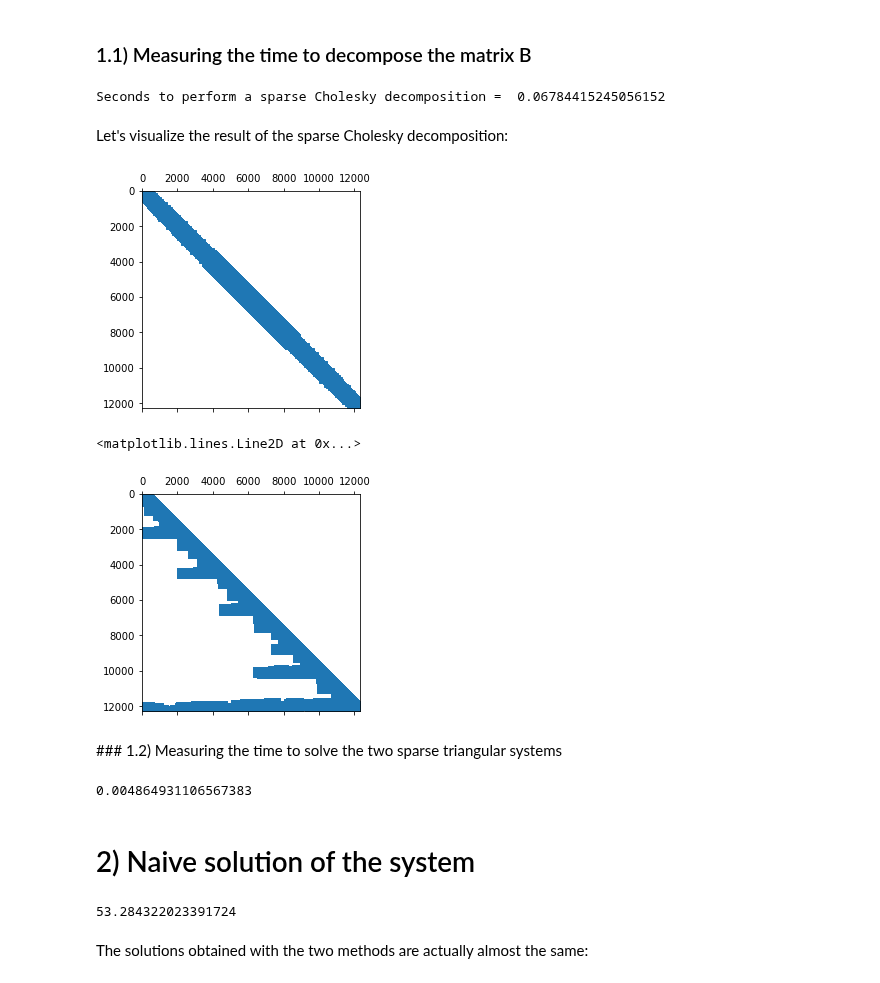
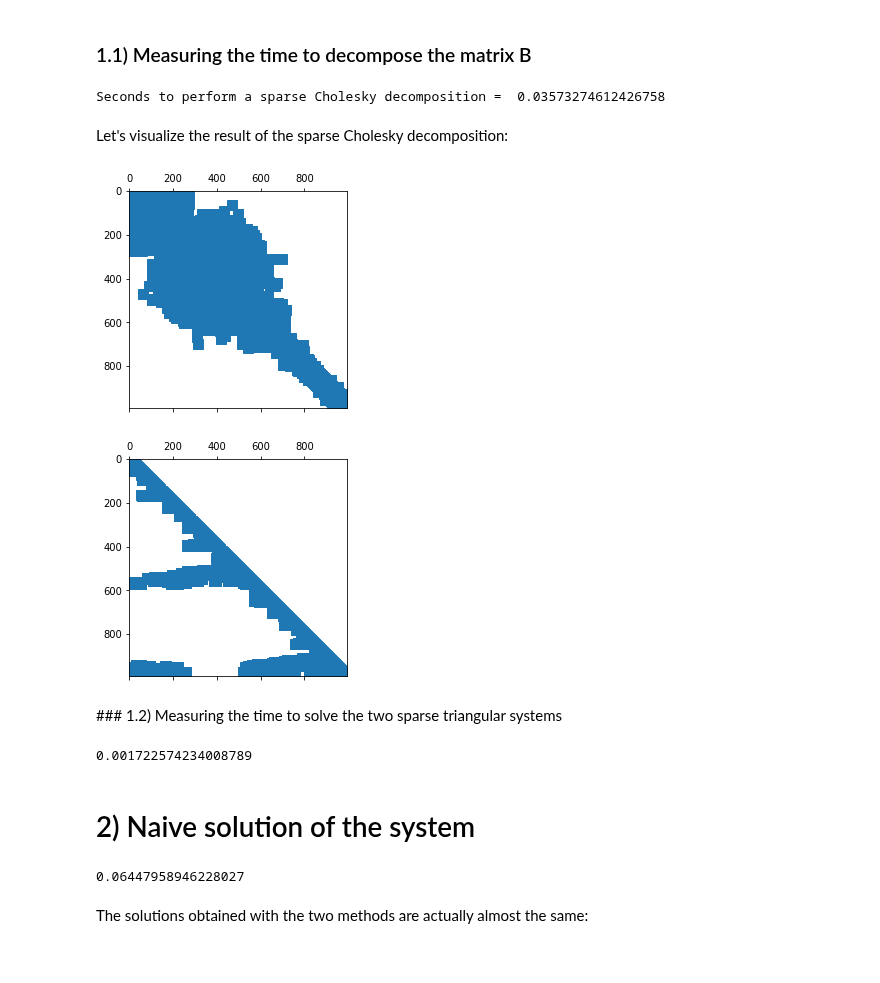
Before and after one commit to maltherd/deepsphere-fem, a Jupyter notebook: Cholesky.ipynb, the cells around one changed output. Drawn from its saved outputs; the diff is of its cells as text; code cells hidden in the pictures.

```diff
--- a/Cholesky.ipynb
+++ b/Cholesky.ipynb
@@ -5,14 +5,20 @@ from sksparse.cholmod import cholesky
 import scipy
 import numpy as np
 # %%
-nside = 32
-npix =12*nside**2
+#nside = 32
+#npix =12*nside**2
 
-matrix_path = '../../PDM/codes/03.FEM_laplacian/HEALPix/'
+#matrix_path = '../../PDM/codes/03.FEM_laplacian/HEALPix/'
 
-A = scipy.sparse.load_npz(matrix_path+'10_matrices/stiffness_matrix_{}.npz'.format(nside))
-B = scipy.sparse.load_npz(matrix_path+'10_matrices/mass_matrix_{}.npz'.format(nside))
-reordering_mask = np.load(matrix_path+"15_reordering_masks/reordering_mask_{}.npy".format(nside))
+#A = scipy.sparse.load_npz(matrix_path+'10_matrices/stiffness_matrix_{}.npz'.format(nside))
+#B = scipy.sparse.load_npz(matrix_path+'10_matrices/mass_matrix_{}.npz'.format(nside))
+
+A = scipy.sparse.load_npz('matrices/stiffness.npz')
+B = scipy.sparse.load_npz('matrices/mass.npz')
+reordering_mask = np.load('masks/reordering.npy')
+
+npix = A.shape[0]
+
 A = A[reordering_mask]
 B = B[reordering_mask]
 A = A[:, reordering_mask]
@@ -26,17 +32,18 @@ t = time()
 factor = cholesky(B)
 print("Seconds to perform a sparse Cholesky decomposition = ", time()-t)
 # %% [output]
-Seconds to perform a sparse Cholesky decomposition =  0.06784415245056152
+Seconds to perform a sparse Cholesky decomposition =  0.03573274612426758
 # %% [markdown]
 Let's visualize the result of the sparse Cholesky decomposition:
 # %%
 plt.spy(A)
 plt.show()
 plt.spy(factor.L())
+
+scipy.sparse.save_npz('matrices/cholB', factor.L())
 # %% [output]
-[figure, old version]
+[figure, new version]
-<matplotlib.lines.Line2D at 0x...>
-[figure, old version]
+[figure, new version]
 # %% [markdown]
 ### 1.2) Measuring the time to solve the two sparse triangular systems
 # %%
@@ -45,7 +52,7 @@ t = time()
 x0 = factor.solve_A(A@b)
 print(time()-t)
 # %% [output]
-0.004864931106567383
+0.001722574234008789
 # %% [markdown]
 # 2) Naive solution of the system
 # %%
@@ -55,7 +62,7 @@ t = time()
 x1 = np.linalg.solve(B_array,A_array@b)
 print(time()-t)
 # %% [output]
-53.284322023391724
+0.06447958946228027
 # %% [markdown]
 The solutions obtained with the two methods are actually almost the same:
 # %%
```
Also changed, not shown: 2 other files.
